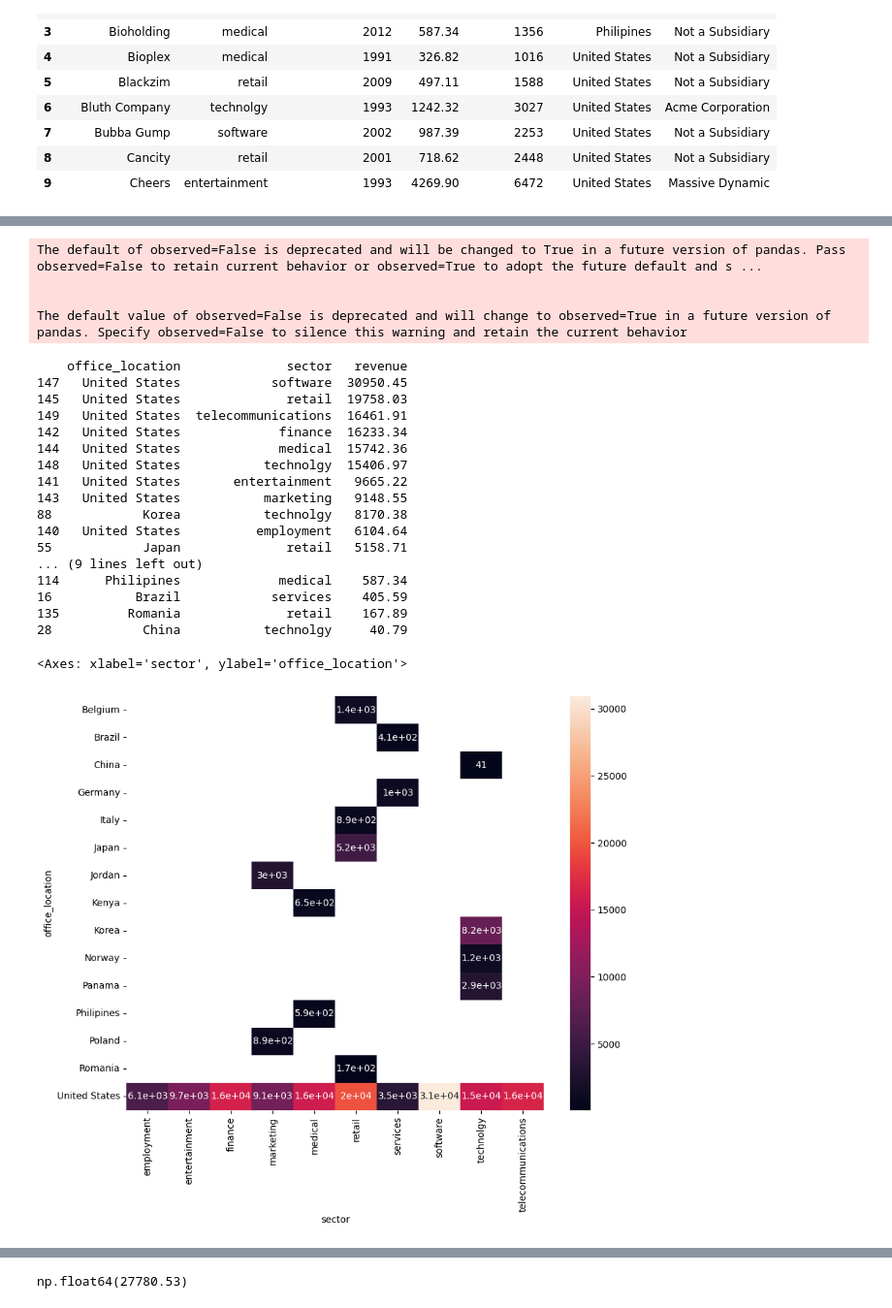
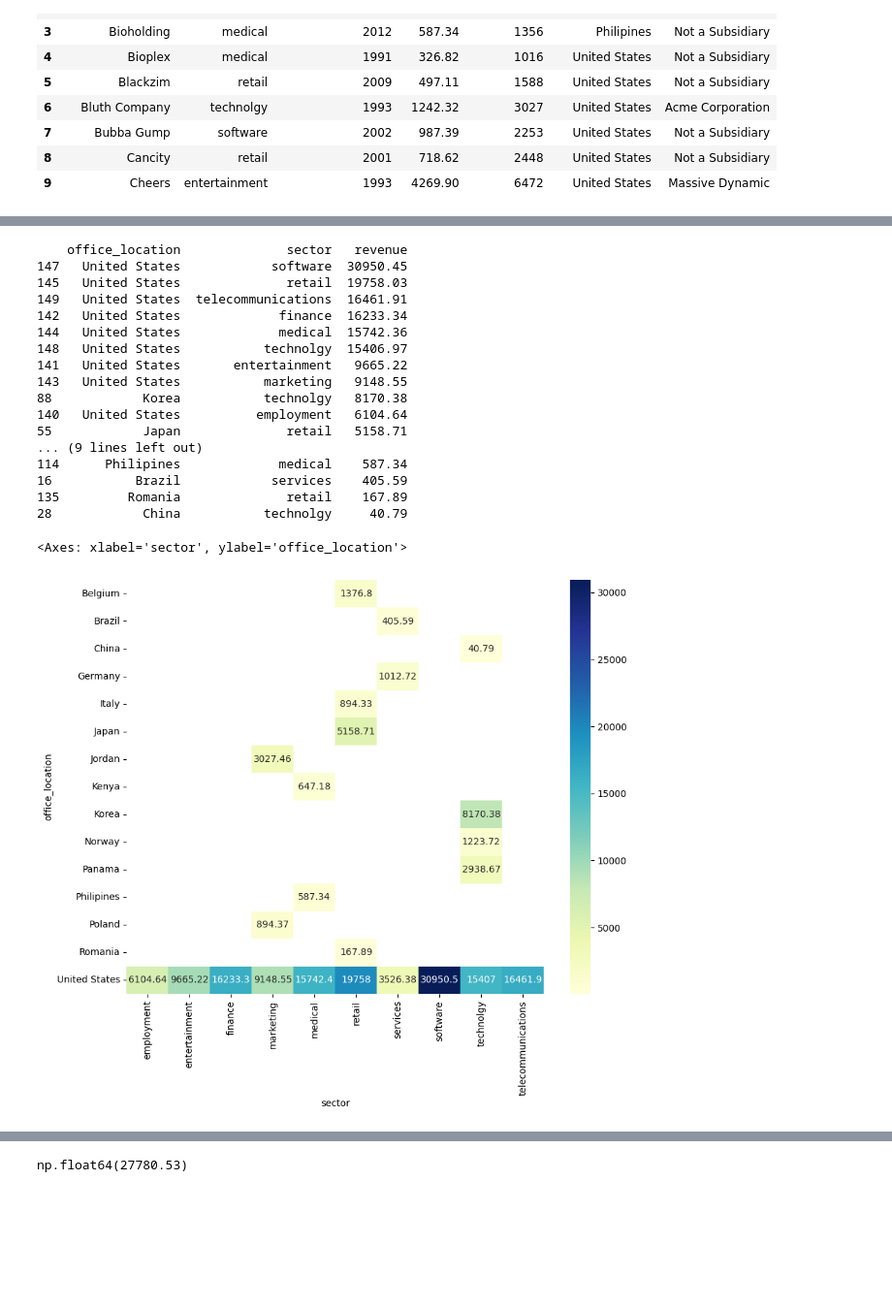
Before and after one commit to SuyogPatgave/Python_Codes-Projects, a Jupyter notebook: CRM_Project.ipynb, the cells around one changed output, grey strips where cells are left out. Shown at 97% size. Cells and saved outputs as stored; diff of their text form; code cells hidden in the pictures; blank space fills up the shorter version.

```diff
--- a/CRM_Project.ipynb
+++ b/CRM_Project.ipynb
@@ -489,34 +534,30 @@ The default of observed=False is deprecated and will be changed to True in a fut
 # %%
 #Employees by office_location and sector
 plt.figure(figsize=(10,8))
 loc_sec_rev = (acc.groupby(['office_location', 'sector'], as_index=False)['revenue'].sum().sort_values(by='revenue', ascending=False))
 loc_sec_rev = loc_sec_rev[loc_sec_rev['revenue']!= 0]
 print(loc_sec_rev)
-#sns.heatmap(loc_sec_rev.pivot_table(index='office_location', columns='sector', values='revenue'), annot=True)
+sns.heatmap(loc_sec_rev.pivot_table(index='office_location', columns='sector', values='revenue'), annot=True, fmt='g', cmap='YlGnBu')
 # %% [output]
-The default of observed=False is deprecated and will be changed to True in a future version of pandas. Pass observed=False to retain current behavior or observed=True to adopt the future default and s ...
-
-
-The default value of observed=False is deprecated and will change to observed=True in a future version of pandas. Specify observed=False to silence this warning and retain the current behavior
+    office_location              sector   revenue
+147   United States            software  30950.45
+145   United States              retail  19758.03
+149   United States  telecommunications  16461.91
+142   United States             finance  16233.34
+144   United States             medical  15742.36
+148   United States           technolgy  15406.97
+141   United States       entertainment   9665.22
+143   United States           marketing   9148.55
+88            Korea           technolgy   8170.38
+140   United States          employment   6104.64
+55            Japan              retail   5158.71
+... (9 lines left out)
+114      Philipines             medical    587.34
+16           Brazil            services    405.59
+135         Romania              retail    167.89
+28            China           technolgy     40.79
-    office_location              sector   revenue
-147   United States            software  30950.45
-145   United States              retail  19758.03
-149   United States  telecommunications  16461.91
-142   United States             finance  16233.34
-144   United States             medical  15742.36
-148   United States           technolgy  15406.97
-141   United States       entertainment   9665.22
-143   United States           marketing   9148.55
-88            Korea           technolgy   8170.38
-140   United States          employment   6104.64
-55            Japan              retail   5158.71
-... (9 lines left out)
-114      Philipines             medical    587.34
-16           Brazil            services    405.59
-135         Romania              retail    167.89
-28            China           technolgy     40.79
+<Axes: xlabel='sector', ylabel='office_location'>
-<Axes: xlabel='sector', ylabel='office_location'>
-[figure, old version]
+[figure, new version]
 # %%
 #1.1 Total accounts by sectors
 acc_by_sec = acc.groupby('sector').size().sort_values(ascending=False)
```
Also changed, not shown: parts of 11 cells of this notebook.
